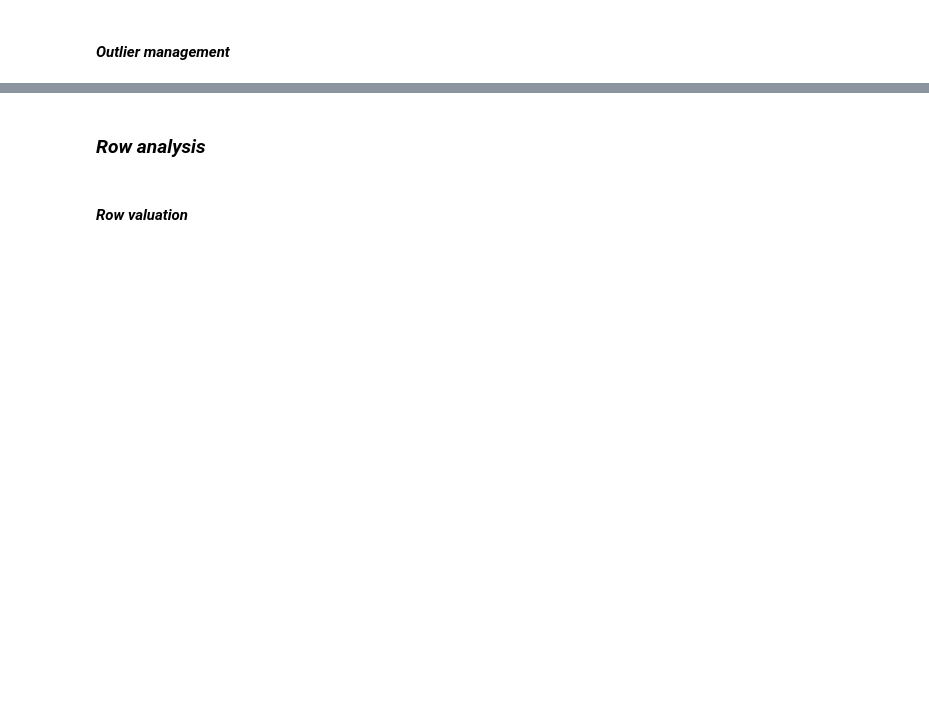
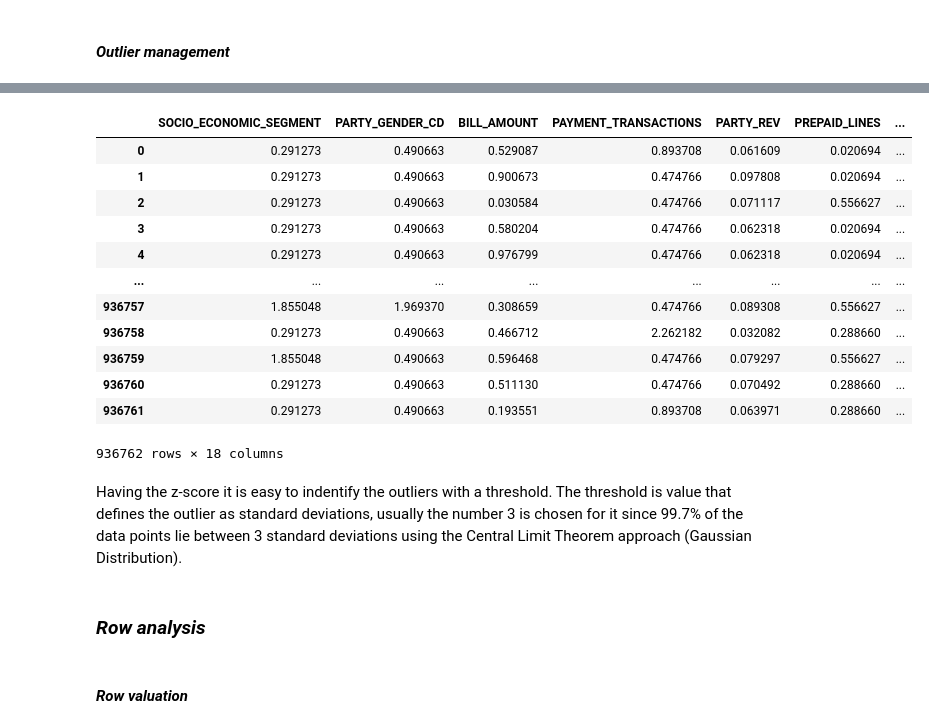
Before and after one commit to KarenRugerioA/TC3007C_AI, a Jupyter notebook: implementation/fragments/etl/etl.ipynb, the cells around one changed output, grey strips where cells are left out. Cells and saved outputs as stored; diff of their text form; code cells hidden in the pictures; blank space fills up the shorter version.

```diff
--- a/implementation/fragments/etl/etl.ipynb
+++ b/implementation/fragments/etl/etl.ipynb
@@ -328,3 +378,24 @@ print(z)
+# %%
+# Removing the outliers from the main dataset
+telco_customers_data = telco_customers_data.drop(row_postion_outlier).reset_index()
+telco_costumers_data = telco_customers_data.drop(['index'], axis=1, inplace=True)
+telco_customers_data
+# %% [output]
+|  | SOCIO_ECONOMIC_SEGMENT | PARTY_GENDER_CD | BILL_AMOUNT | PAYMENT_TRANSACTIONS | PARTY_REV | PREPAID_LINES | ... |
+| 0 | 0.291273 | 0.490663 | 0.529087 | 0.893708 | 0.061609 | 0.020694 | ... |
+| 1 | 0.291273 | 0.490663 | 0.900673 | 0.474766 | 0.097808 | 0.020694 | ... |
+| 2 | 0.291273 | 0.490663 | 0.030584 | 0.474766 | 0.071117 | 0.556627 | ... |
+| 3 | 0.291273 | 0.490663 | 0.580204 | 0.474766 | 0.062318 | 0.020694 | ... |
+| 4 | 0.291273 | 0.490663 | 0.976799 | 0.474766 | 0.062318 | 0.020694 | ... |
+| ... | ... | ... | ... | ... | ... | ... | ... |
+| 936757 | 1.855048 | 1.969370 | 0.308659 | 0.474766 | 0.089308 | 0.556627 | ... |
+| 936758 | 0.291273 | 0.490663 | 0.466712 | 2.262182 | 0.032082 | 0.288660 | ... |
+| 936759 | 1.855048 | 0.490663 | 0.596468 | 0.474766 | 0.079297 | 0.556627 | ... |
+| 936760 | 0.291273 | 0.490663 | 0.511130 | 0.474766 | 0.070492 | 0.288660 | ... |
+| 936761 | 0.291273 | 0.490663 | 0.193551 | 0.893708 | 0.063971 | 0.288660 | ... |
+936762 rows × 18 columns
+# %% [markdown]
+Having the z-score it is easy to indentify the outliers with a threshold. The threshold is value that defines the outlier as standard deviations, usually the number 3 is chosen for it since 99.7% of the data points lie between 3 standard deviations using the Central Limit Theorem approach (Gaussian Distribution).
 # %% [markdown]
 ### ***Row analysis***
 # %% [markdown]
```
Also changed, not shown: parts of 16 cells of this notebook.
